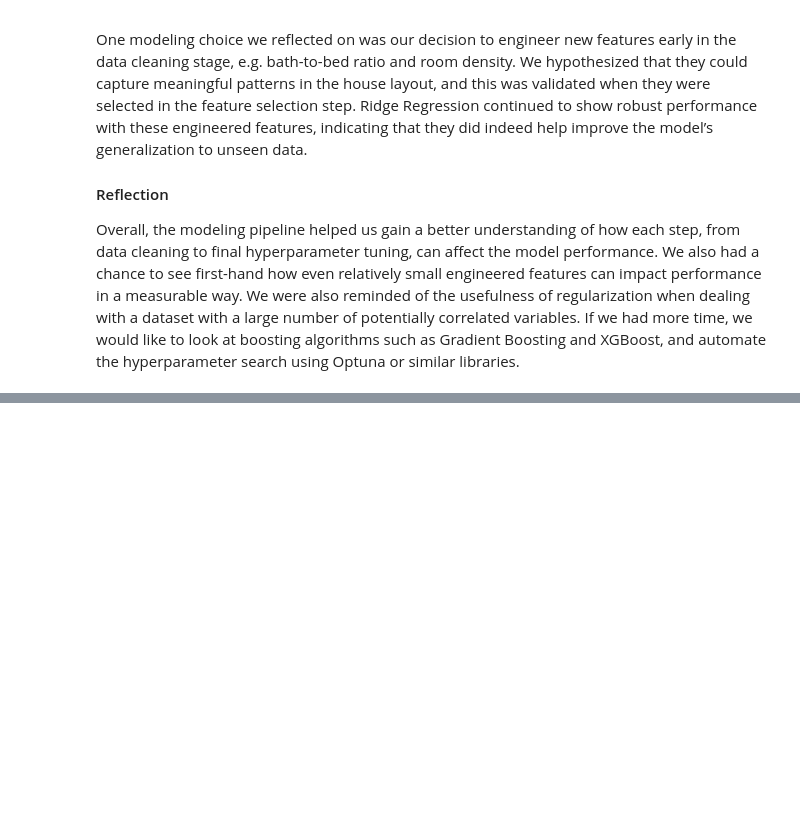
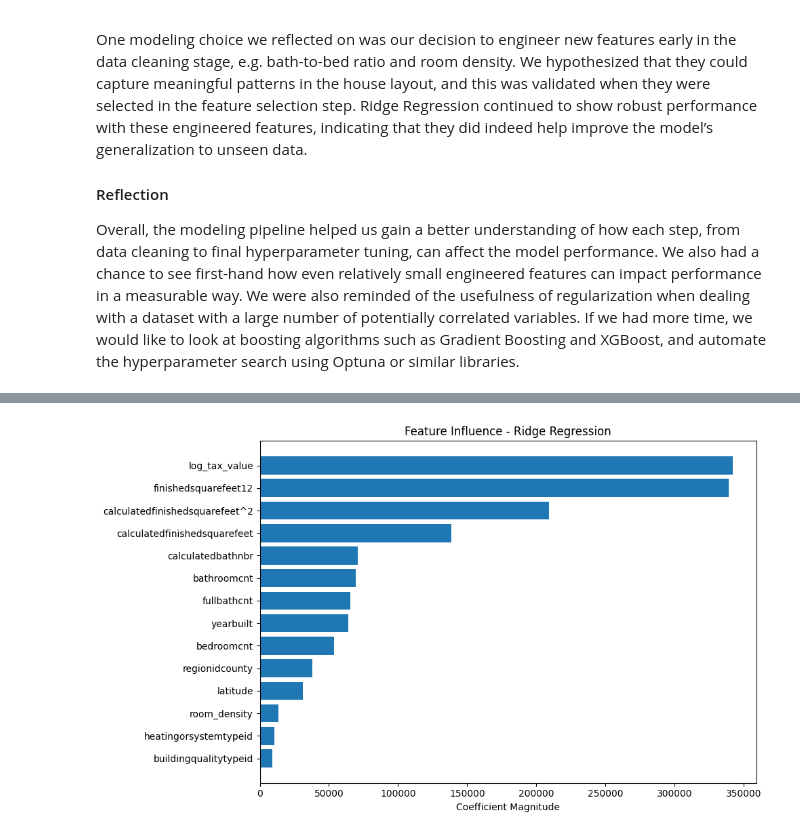
Before and after one commit to jhardis2/ML_Milestone_02_Praja, a Jupyter notebook: Milestone_02 (2).ipynb, the cells around one changed output, grey strips where cells are left out. Saved outputs shown, nothing was run; the diff lists cells and outputs as text; code cells hidden in the pictures; blank space fills up the shorter version.

```diff
--- a/Milestone_02 (2).ipynb
+++ b/Milestone_02 (2).ipynb
@@ -602,0 +628,32 @@ Overall, the modeling pipeline helped us gain a better understanding of how each
+# %%
+# Plotting feature influence using Ridge coefficients
+
+# Ridge doesn't have "feature importances" like tree models,
+# but we can still use the size of the coefficients as a proxy
+
+import matplotlib.pyplot as plt
+import numpy as np
+import pandas as pd
+
+# Get absolute values of coefficients
+ridge_coefs = np.abs(ridge_best.coef_)
+
+# Match them with feature names (from SelectKBest)
+coef_df = pd.DataFrame({
+    'Feature': selected_features,
+    'Importance': ridge_coefs
+})
+
+# Sort by importance
+coef_df = coef_df.sort_values(by='Importance', ascending=False)
+
+# Plot
+plt.figure(figsize=(10, 6))
+plt.barh(coef_df['Feature'], coef_df['Importance'])
+plt.xlabel("Coefficient Magnitude")
+plt.title("Feature Influence - Ridge Regression")
+plt.gca().invert_yaxis()  # So the top feature shows up first
+plt.tight_layout()
+plt.show()
+# %% [output]
+[figure, added]
```
Also changed, not shown: parts of 9 cells of this notebook.
